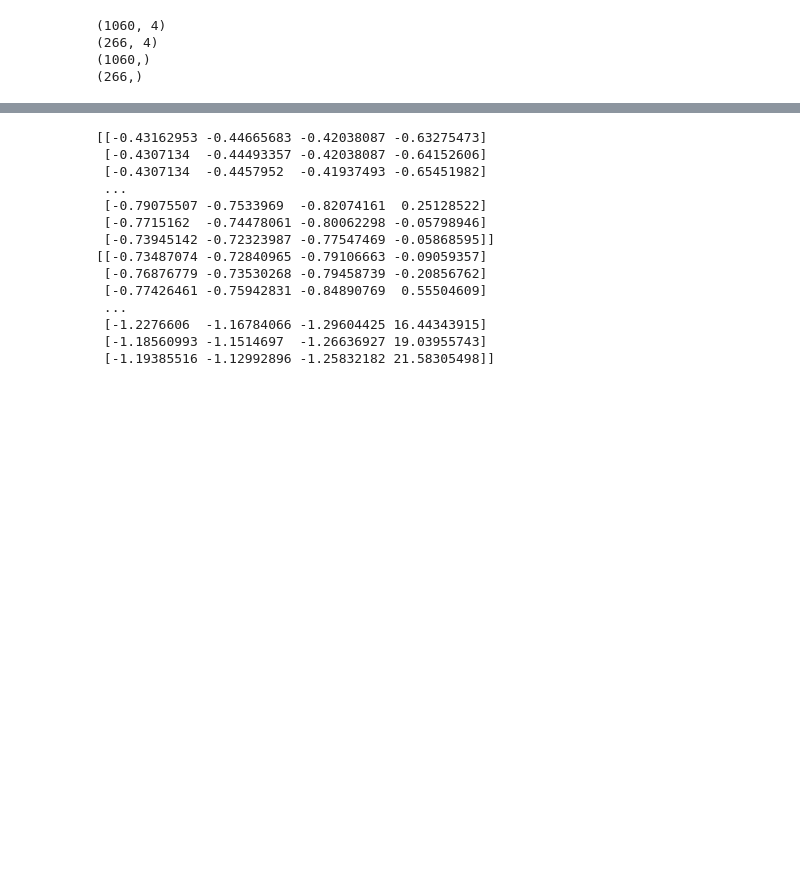
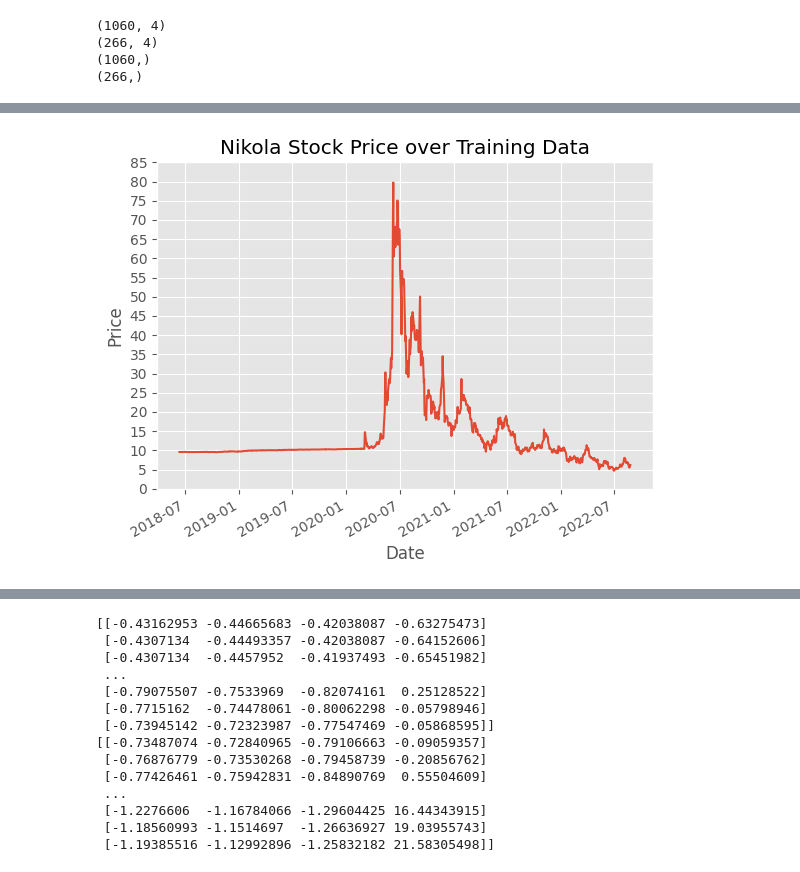
Before and after one commit to dadario10/Data_Modeling_Project, a Jupyter notebook: Nikola_models/nn_regression.ipynb, the cells around one changed output, grey strips where cells are left out. Cells and saved outputs as stored; diff of their text form; code cells hidden in the pictures; blank space fills up the shorter version.

```diff
--- a/Nikola_models/nn_regression.ipynb
+++ b/Nikola_models/nn_regression.ipynb
@@ -136,0 +173,8 @@ test_dates = X_test.index
+# %%
+y_train.plot()
+plt.yticks(np.arange(0,90,5))
+plt.title("Nikola Stock Price over Training Data")
+plt.ylabel("Price")
+plt.show()
+# %% [output]
+[figure, added]
```
Also changed, not shown: parts of 17 cells of this notebook, 5 other files.
